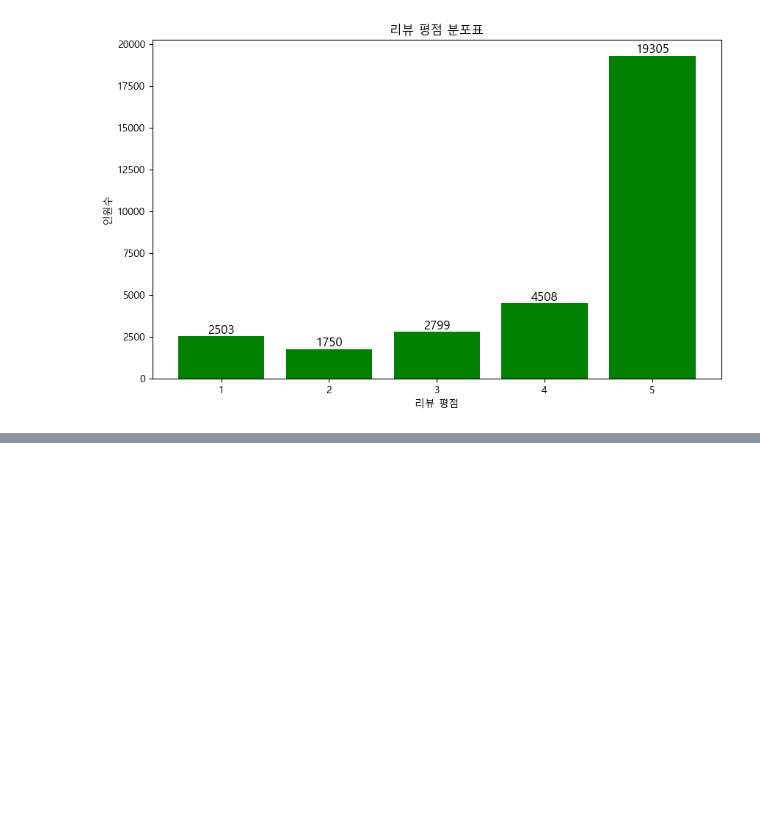
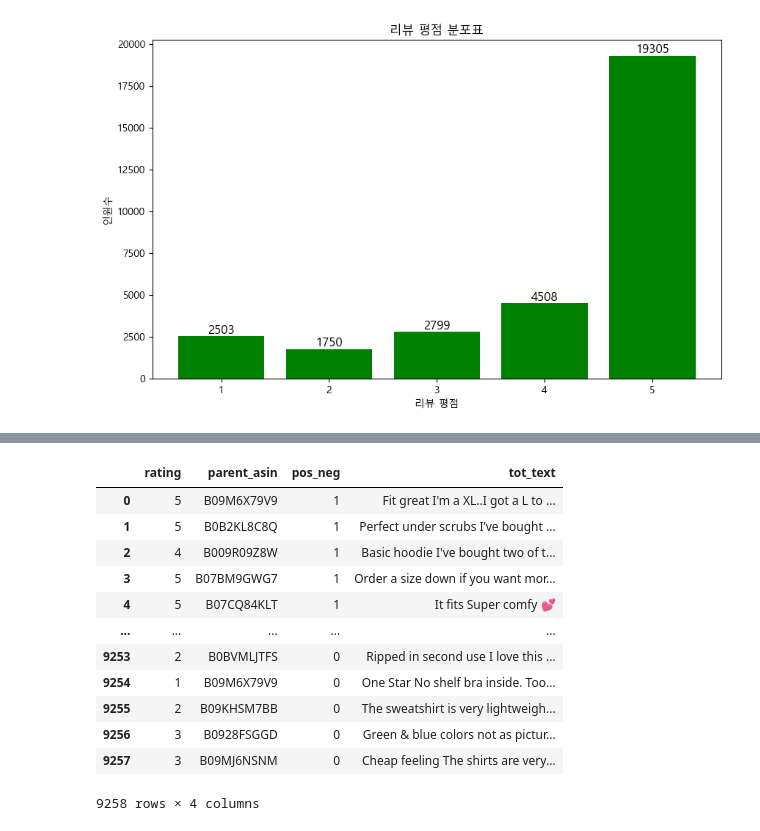
Before and after one commit to smallbrowndog/3-1_project, a Jupyter notebook: f_cleaned.ipynb, the cells around one changed output, grey strips where cells are left out. Drawn from its saved outputs; the diff is of its cells as text; code cells hidden in the pictures; blank space fills up the shorter version.

```diff
--- a/f_cleaned.ipynb
+++ b/f_cleaned.ipynb
@@ -496,0 +539,24 @@ plt.show()
+# %%
+import pandas as pd
+import random
+
+# 부정 30퍼센트 추출
+project = pd.read_csv('C:/dev/BERT_finetune/project_tot_text.csv')
+# count가 50보다 큰 행의 인덱스
+neg = project[project["pos_neg"] == 0].index
+print(neg)
+print(project.iloc[neg])
+
+print("-" * 50)
+
+# 조건에 맞는 인덱스 중 랜덤하게 30% 추출
+neg = list(neg)
+random.seed(42)
+random.shuffle(neg)
+# print(neg)
+
+select_ratio = 0.3
+
+neg = neg[:int(select_ratio * len(neg))]
+selected_neg = project.iloc[neg]
+print(selected_neg)
@@ -496,0 +581,20 @@ plt.show()
+# %%
+# 위/아래로 합치기 - 행 기준
+train_percent = pd.concat([selected_pos, selected_neg], axis = 0).reset_index(drop=True)
+train_percent = train_percent.drop(['Unnamed: 0'], axis=1)
+# %%
+train_percent
+# %% [output]
+|  | rating | parent_asin | pos_neg | tot_text |
+| 0 | 5 | B09M6X79V9 | 1 | Fit great I'm a XL..I got a L to ... |
+| 1 | 5 | B0B2KL8C8Q | 1 | Perfect under scrubs I’ve bought ... |
+| 2 | 4 | B009R09Z8W | 1 | Basic hoodie I've bought two of t... |
+| 3 | 5 | B07BM9GWG7 | 1 | Order a size down if you want mor... |
+| 4 | 5 | B07CQ84KLT | 1 | It fits Super comfy 💕 |
+| ... | ... | ... | ... | ... |
+| 9253 | 2 | B0BVMLJTFS | 0 | Ripped in second use I love this ... |
+| 9254 | 1 | B09M6X79V9 | 0 | One Star No shelf bra inside. Too... |
+| 9255 | 2 | B09KHSM7BB | 0 | The sweatshirt is very lightweigh... |
+| 9256 | 3 | B0928FSGGD | 0 | Green & blue colors not as pictur... |
+| 9257 | 3 | B09MJ6NSNM | 0 | Cheap feeling The shirts are very... |
+9258 rows × 4 columns
```
Also changed, not shown: parts of 6 cells of this notebook, 3 other files.
